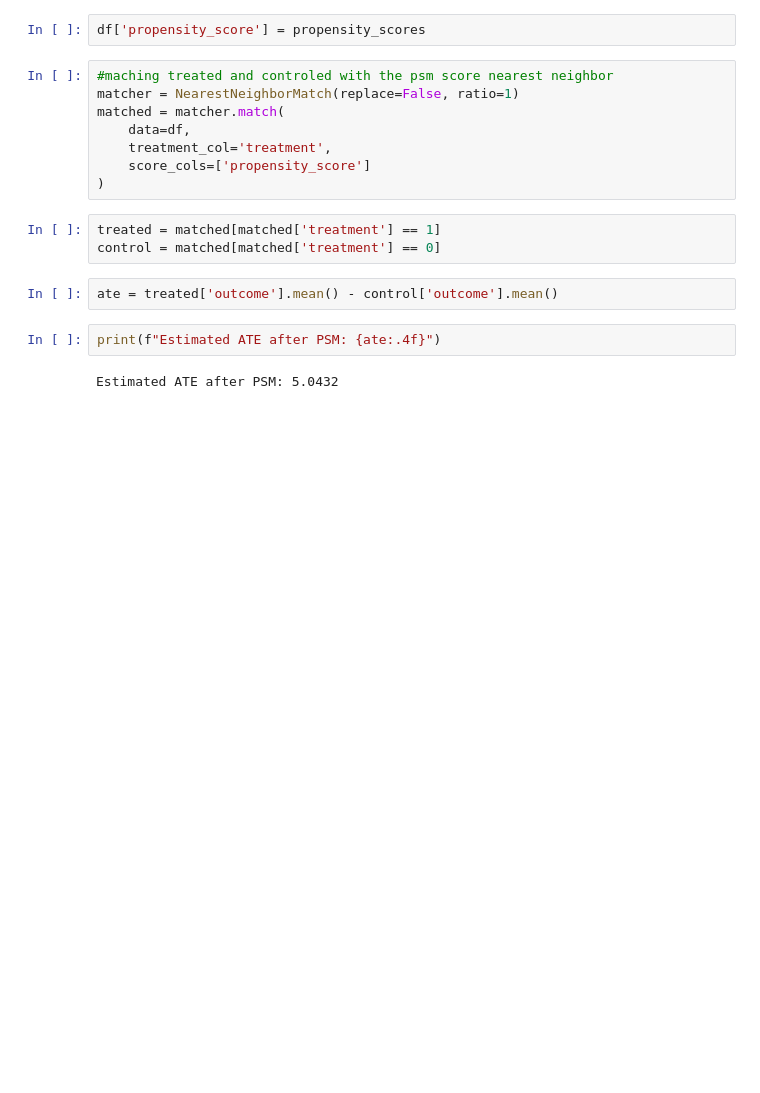
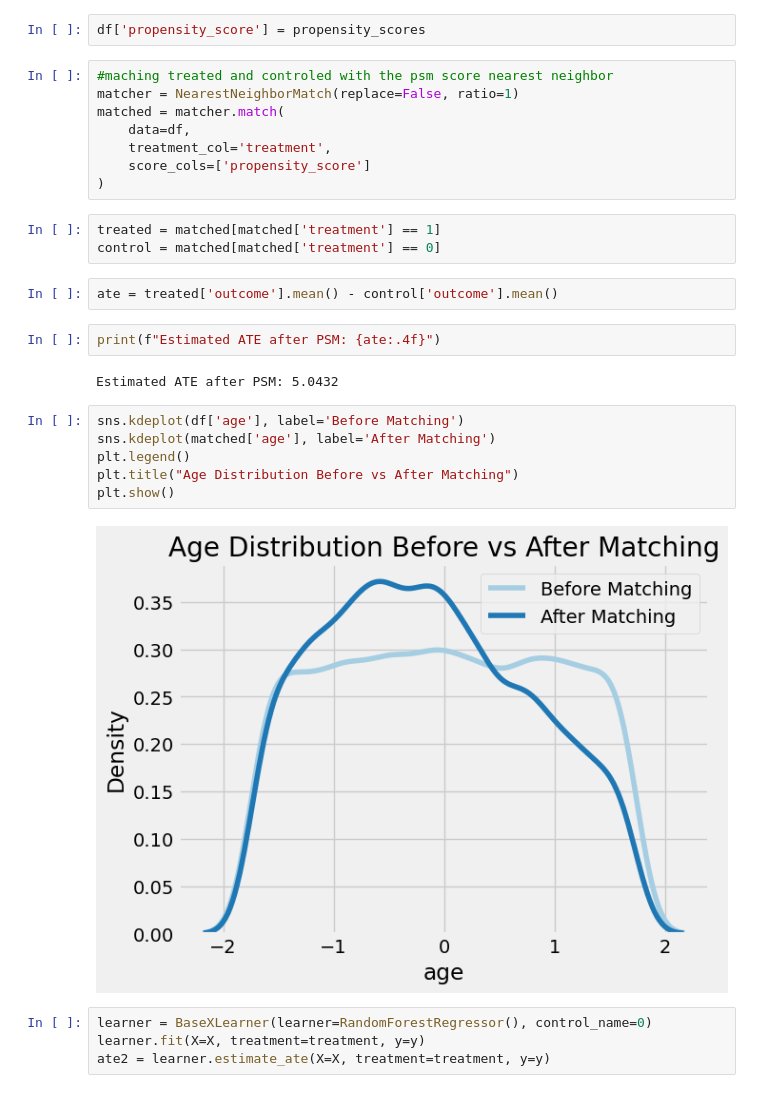
Before and after one commit to abel149/casual-inference, a Jupyter notebook: casual_inference.ipynb, the cells around one changed output. Saved outputs shown, nothing was run; the diff lists cells and outputs as text; blank space fills up the shorter version.

Commit message:
DML with X learner sample

```diff
--- a/casual_inference.ipynb
+++ b/casual_inference.ipynb
@@ -55,3 +76,15 @@ ate = treated['outcome'].mean() - control['outcome'].mean()
 print(f"Estimated ATE after PSM: {ate:.4f}")
 # %% [output]
 Estimated ATE after PSM: 5.0432
+# %%
+sns.kdeplot(df['age'], label='Before Matching')
+sns.kdeplot(matched['age'], label='After Matching')
+plt.legend()
+plt.title("Age Distribution Before vs After Matching")
+plt.show()
+# %% [output]
+[figure, added]
+# %%
+learner = BaseXLearner(learner=RandomForestRegressor(), control_name=0)
+learner.fit(X=X, treatment=treatment, y=y)
+ate2 = learner.estimate_ate(X=X, treatment=treatment, y=y)
```
Also changed, not shown: parts of 3 cells of this notebook.
